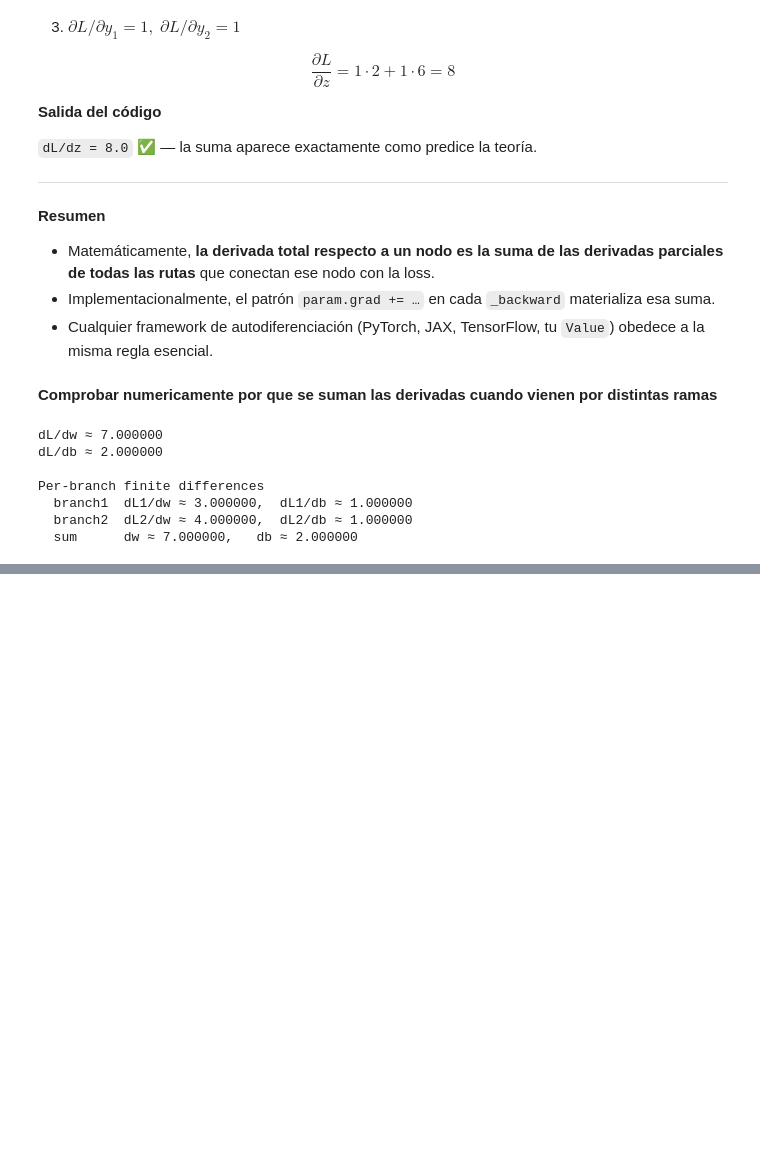
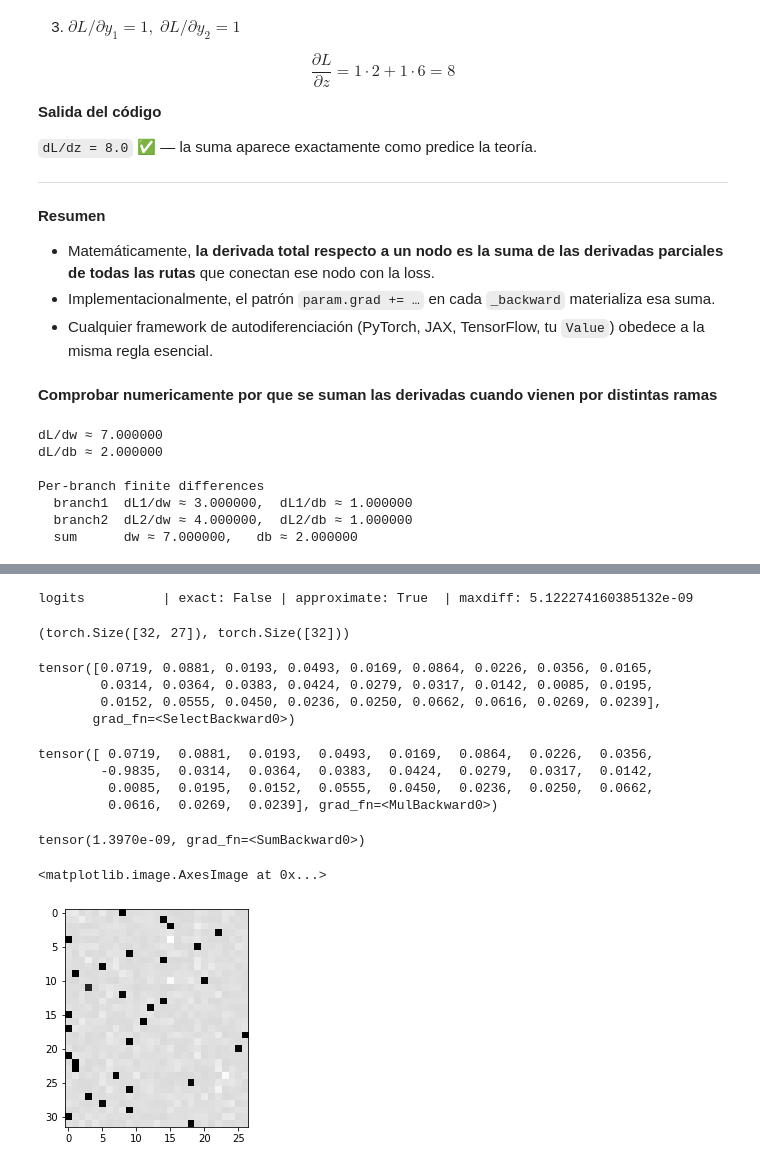
Before and after one commit to lucaspecina/ai-basics, a Jupyter notebook: NN/backprop-from-scratch.ipynb, the cells around one changed output, grey strips where cells are left out. Cells and saved outputs as stored; diff of their text form; code cells hidden in the pictures; blank space fills up the shorter version.

```diff
--- a/NN/backprop-from-scratch.ipynb
+++ b/NN/backprop-from-scratch.ipynb
@@ -1642,0 +1712,24 @@ https://karpathy.medium.com/yes-you-should-understand-backprop-e2f06eab496b
+# %%
+n_embd = 10 # the dimensionality of the character embedding vectors
+n_hidden = 64 # the number of neurons in the hidden layer of the MLP
+
+g = torch.Generator().manual_seed(2147483647) # for reproducibility
+C  = torch.randn((vocab_size, n_embd),            generator=g)
+# Layer 1
+W1 = torch.randn((n_embd * block_size, n_hidden), generator=g) * (5/3)/((n_embd * block_size)**0.5)
+b1 = torch.randn(n_hidden,                        generator=g) * 0.1 # using b1 just for fun, it's useless because of BN
+# Layer 2
+W2 = torch.randn((n_hidden, vocab_size),          generator=g) * 0.1
+b2 = torch.randn(vocab_size,                      generator=g) * 0.1
+# BatchNorm parameters
+bngain = torch.randn((1, n_hidden))*0.1 + 1.0
+bnbias = torch.randn((1, n_hidden))*0.1
+
+# Note: I am initializating many of these parameters in non-standard ways
+# because sometimes initializating with e.g. all zeros could mask an incorrect
+# implementation of the backward pass.
+
+parameters = [C, W1, b1, W2, b2, bngain, bnbias]
+print(sum(p.nelement() for p in parameters)) # number of parameters in total
+for p in parameters:
+  p.requires_grad = True
@@ -1642,0 +1738,6 @@ https://karpathy.medium.com/yes-you-should-understand-backprop-e2f06eab496b
+# %%
+batch_size = 32
+n = batch_size # a shorter variable also, for convenience
+# construct a minibatch
+ix = torch.randint(0, Xtr.shape[0], (batch_size,), generator=g)
+Xb, Yb = Xtr[ix], Ytr[ix] # batch X,Y
@@ -1642,0 +1892,38 @@ https://karpathy.medium.com/yes-you-should-understand-backprop-e2f06eab496b
+# %%
+# backward pass
+
+dlogits = F.softmax(logits, 1)
+dlogits[range(n), Yb] -= 1
+dlogits /= n
+
+cmp('logits', dlogits, logits) # I can only get approximate to be true, my maxdiff is 6e-9
+# %% [output]
+logits          | exact: False | approximate: True  | maxdiff: 5.122274160385132e-09
+# %%
+logits.shape, Yb.shape
+# %% [output]
+(torch.Size([32, 27]), torch.Size([32]))
+# %%
+F.softmax(logits, 1)[0]
+# %% [output]
+tensor([0.0719, 0.0881, 0.0193, 0.0493, 0.0169, 0.0864, 0.0226, 0.0356, 0.0165,
+        0.0314, 0.0364, 0.0383, 0.0424, 0.0279, 0.0317, 0.0142, 0.0085, 0.0195,
+        0.0152, 0.0555, 0.0450, 0.0236, 0.0250, 0.0662, 0.0616, 0.0269, 0.0239],
+       grad_fn=<SelectBackward0>)
+# %%
+dlogits[0] * n
+# %% [output]
+tensor([ 0.0719,  0.0881,  0.0193,  0.0493,  0.0169,  0.0864,  0.0226,  0.0356,
+        -0.9835,  0.0314,  0.0364,  0.0383,  0.0424,  0.0279,  0.0317,  0.0142,
+         0.0085,  0.0195,  0.0152,  0.0555,  0.0450,  0.0236,  0.0250,  0.0662,
+         0.0616,  0.0269,  0.0239], grad_fn=<MulBackward0>)
+# %%
+dlogits[0].sum()
+# %% [output]
+tensor(1.3970e-09, grad_fn=<SumBackward0>)
+# %%
+plt.figure(figsize=(4, 4))
+plt.imshow(dlogits.detach(), cmap='gray')
+# %% [output]
+<matplotlib.image.AxesImage at 0x...>
+[figure, added]
```
Also changed, not shown: parts of 21 cells of this notebook, 3 other files.
